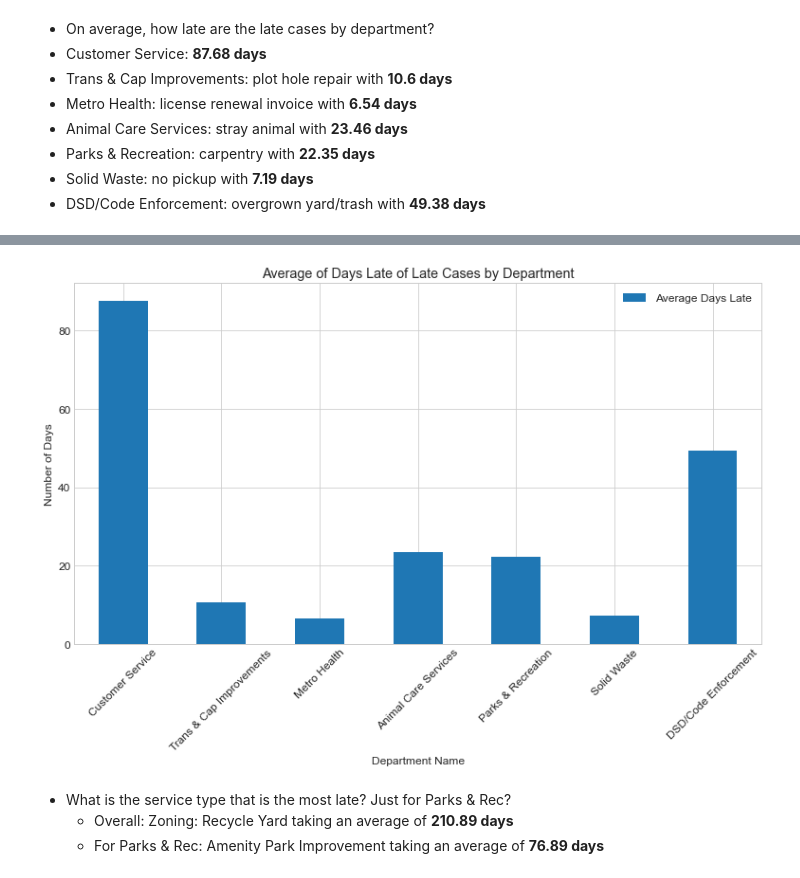
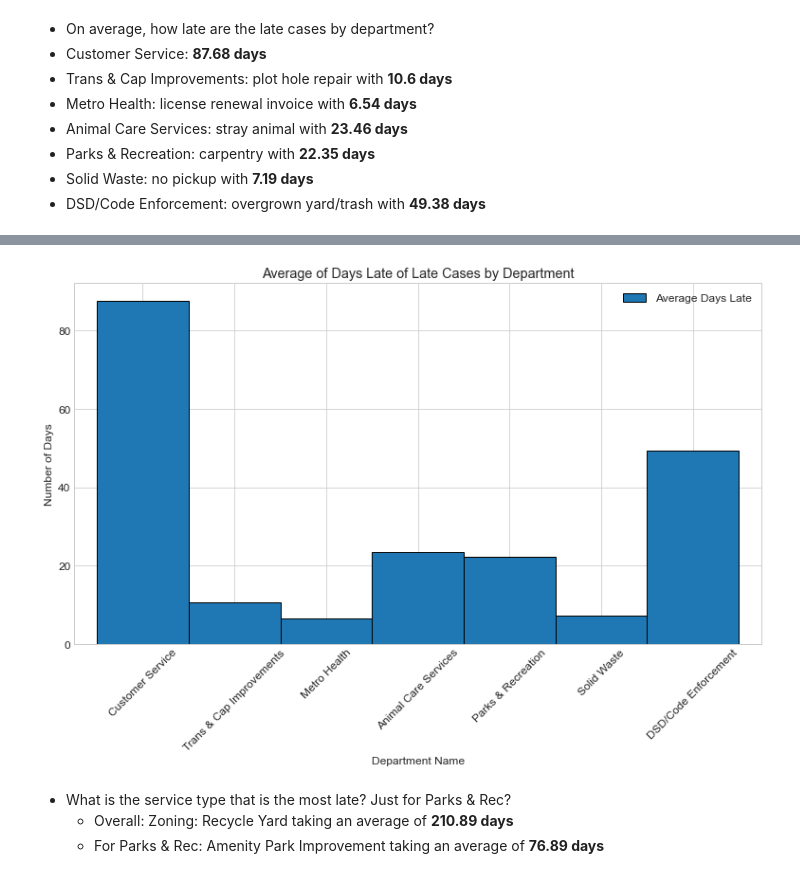
Before and after one commit to david-rodriguez-siller/spark-exercises, a Jupyter notebook: explore_exercises.ipynb, the cells around one changed output, grey strips where cells are left out. Saved outputs shown, nothing was run; the diff lists cells and outputs as text; code cells hidden in the pictures.

```diff
--- a/explore_exercises.ipynb
+++ b/explore_exercises.ipynb
@@ -230,23 +229,23 @@ plt.xticks(rotation = 45, ticks = np.arange(7), labels = ['Customer Service',
 # %%
 (df.groupBy('department', 'case_late')
  .agg(round(avg('num_days_late'), 2).alias('Average Days Late'))
  .filter(df.case_late == 'true')
  .toPandas()
- .plot.bar()
+ .plot.bar(width = 1, ec = 'black')
 )
 
 plt.title('Average of Days Late of Late Cases by Department')
 plt.ylabel('Number of Days')
 plt.xlabel('Department Name')
 plt.xticks(rotation = 45, ticks = np.arange(7), labels = ['Customer Service',
                                                           'Trans & Cap Improvements',
                                                           'Metro Health',
                                                           'Animal Care Services',
                                                           'Parks & Recreation',
                                                           'Solid Waste',
                                                           'DSD/Code Enforcement']);
 # %% [output]
-[figure, old version]
+[figure, new version]
 # %% [markdown]
 - What is the service type that is the most late? Just for Parks & Rec?
     - Overall: Zoning: Recycle Yard taking an average of **210.89 days**
```
Also changed, not shown: parts of 5 cells of this notebook, 1 other file.
